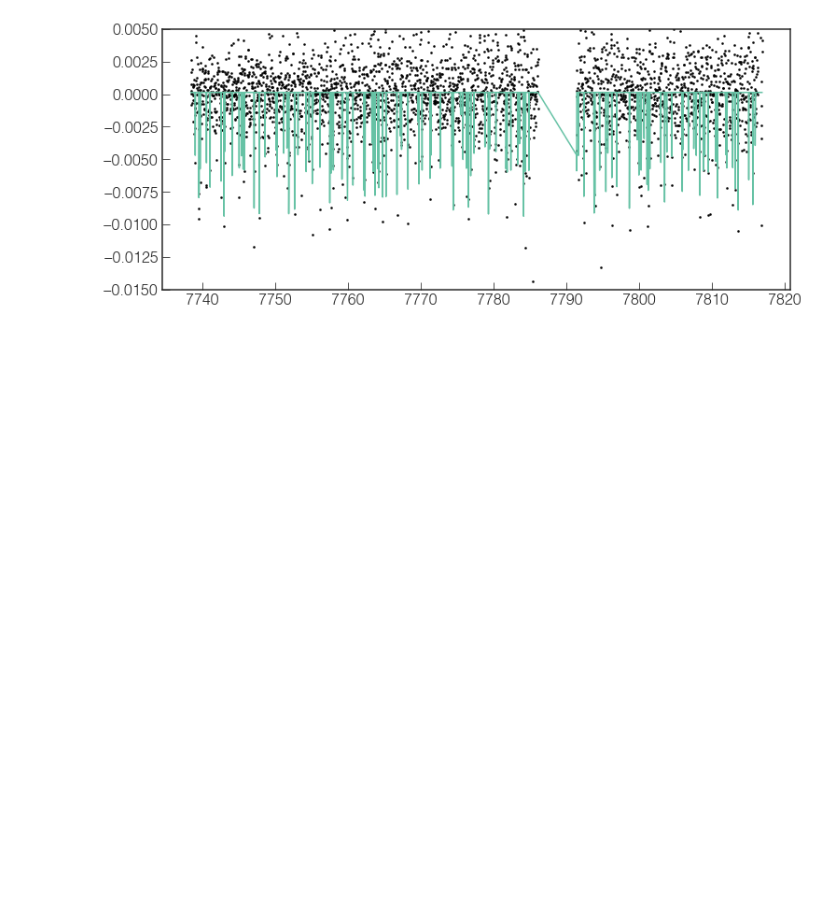
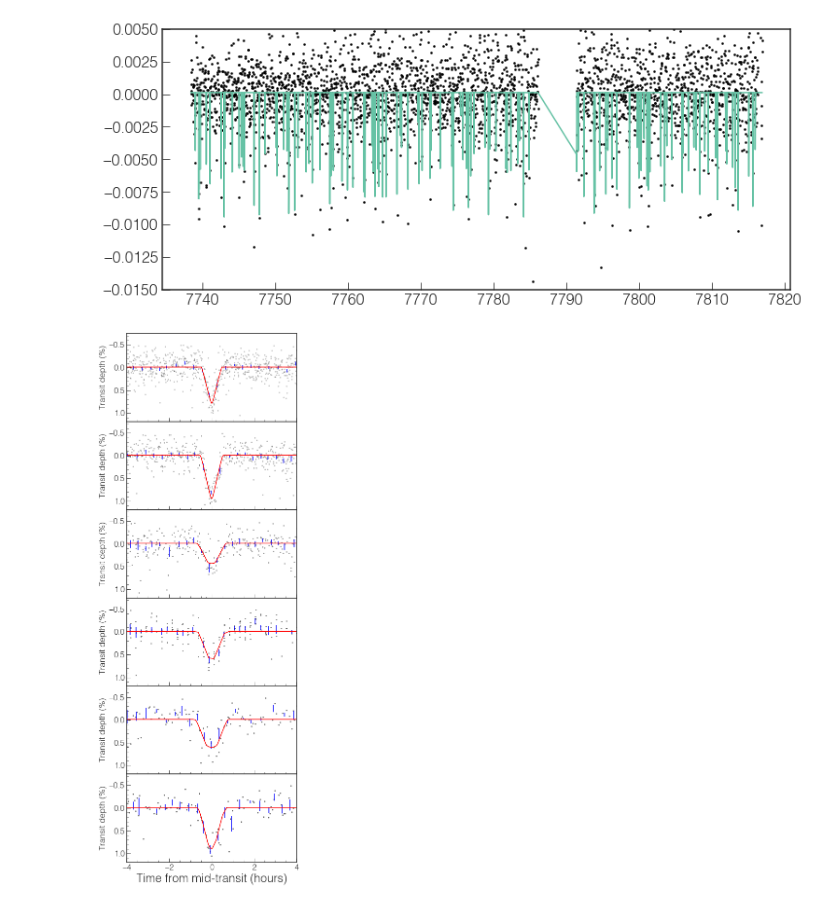
Before and after one commit to mrtommyb/trappist-lc, a Jupyter notebook: TRAPPIST-1-transit-code.ipynb, the cells around one changed output. Saved outputs shown, nothing was run; the diff lists cells and outputs as text; code cells hidden in the pictures; blank space fills up the shorter version.

```diff
--- a/TRAPPIST-1-transit-code.ipynb
+++ b/TRAPPIST-1-transit-code.ipynb
@@ -158,3 +162,15 @@ ld1 = 0.43
 ld2 = 0.14
 zpt = fitT.fitresultstellar['zpt']
 rho = 50.0
+# %%
+nplanets=6
+fig, axes = plt.subplots(nplanets, 1, figsize=[6,16])
+for i,p in enumerate(['pnum0','pnum1','pnum2','pnum3','pnum4','pnum5']):
+    axes[i] = plot_model(axes[i],time,flux, rho, zpt, ld1, ld2, fitT.fitresultplanets[p])
+    axes[i].tick_params(labelbottom=False)
+axes[-1].set_xlabel('Time from mid-transit (hours)')
+axes[-1].tick_params(labelbottom=True)
+fig.subplots_adjust(hspace=0)
+plt.tight_layout(h_pad=0)
+# %% [output]
+[figure, added]
```
Also changed, not shown: parts of 9 cells of this notebook, 1 other file.
